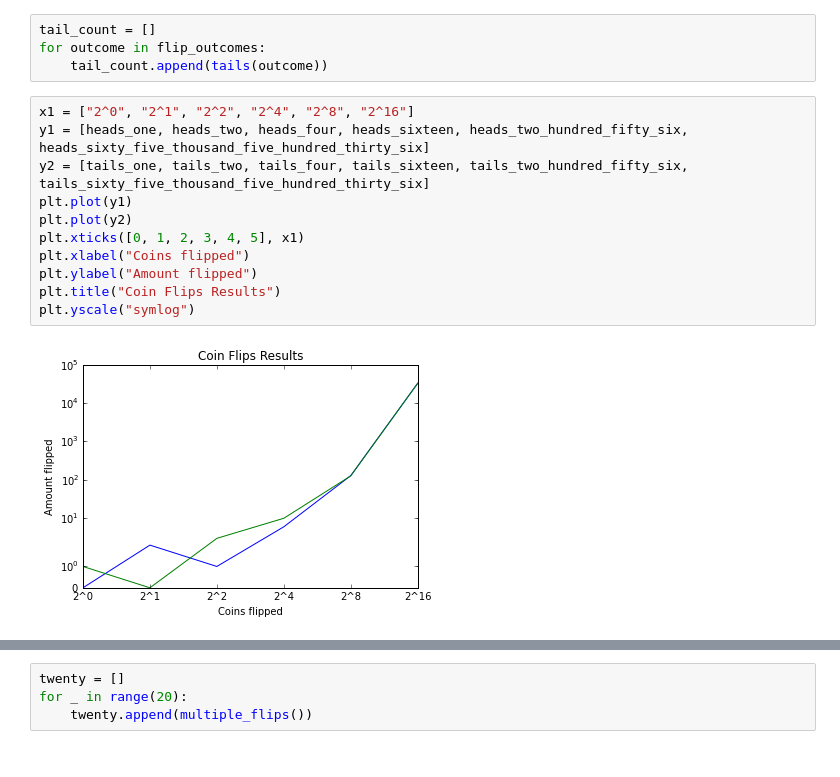
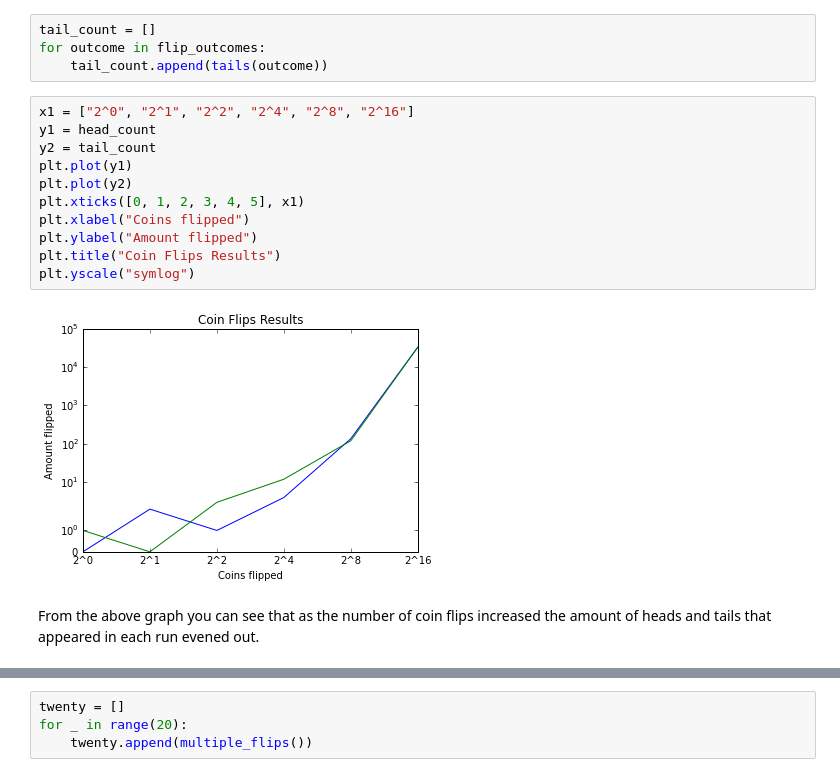
Before and after one commit to tiy-gvl-python-2015-09/charting-coin-flips, a Jupyter notebook: coin_flip.ipynb, the cells around one changed output, grey strips where cells are left out. Cells and saved outputs as stored; diff of their text form.

```diff
--- a/coin_flip.ipynb
+++ b/coin_flip.ipynb
@@ -44,17 +44,19 @@ for outcome in flip_outcomes:
     tail_count.append(tails(outcome))
 # %%
 x1 = ["2^0", "2^1", "2^2", "2^4", "2^8", "2^16"]
-y1 = [heads_one, heads_two, heads_four, heads_sixteen, heads_two_hundred_fifty_six, heads_sixty_five_thousand_five_hundred_thirty_six]
-y2 = [tails_one, tails_two, tails_four, tails_sixteen, tails_two_hundred_fifty_six, tails_sixty_five_thousand_five_hundred_thirty_six]
+y1 = head_count
+y2 = tail_count
 plt.plot(y1)
 plt.plot(y2)
 plt.xticks([0, 1, 2, 3, 4, 5], x1)
 plt.xlabel("Coins flipped")
 plt.ylabel("Amount flipped")
 plt.title("Coin Flips Results")
 plt.yscale("symlog")
 # %% [output]
-[figure, old version]
+[figure, new version]
+# %% [markdown]
+From the above graph you can see that as the number of coin flips increased the amount of heads and tails that appeared in each run evened out.
 # %%
 x1 = ["2^0", "2^1", "2^2", "2^4", "2^8", "2^16"]
 plt.plot(heads_minus_tails)
```
Also changed, not shown: parts of 18 cells of this notebook.
